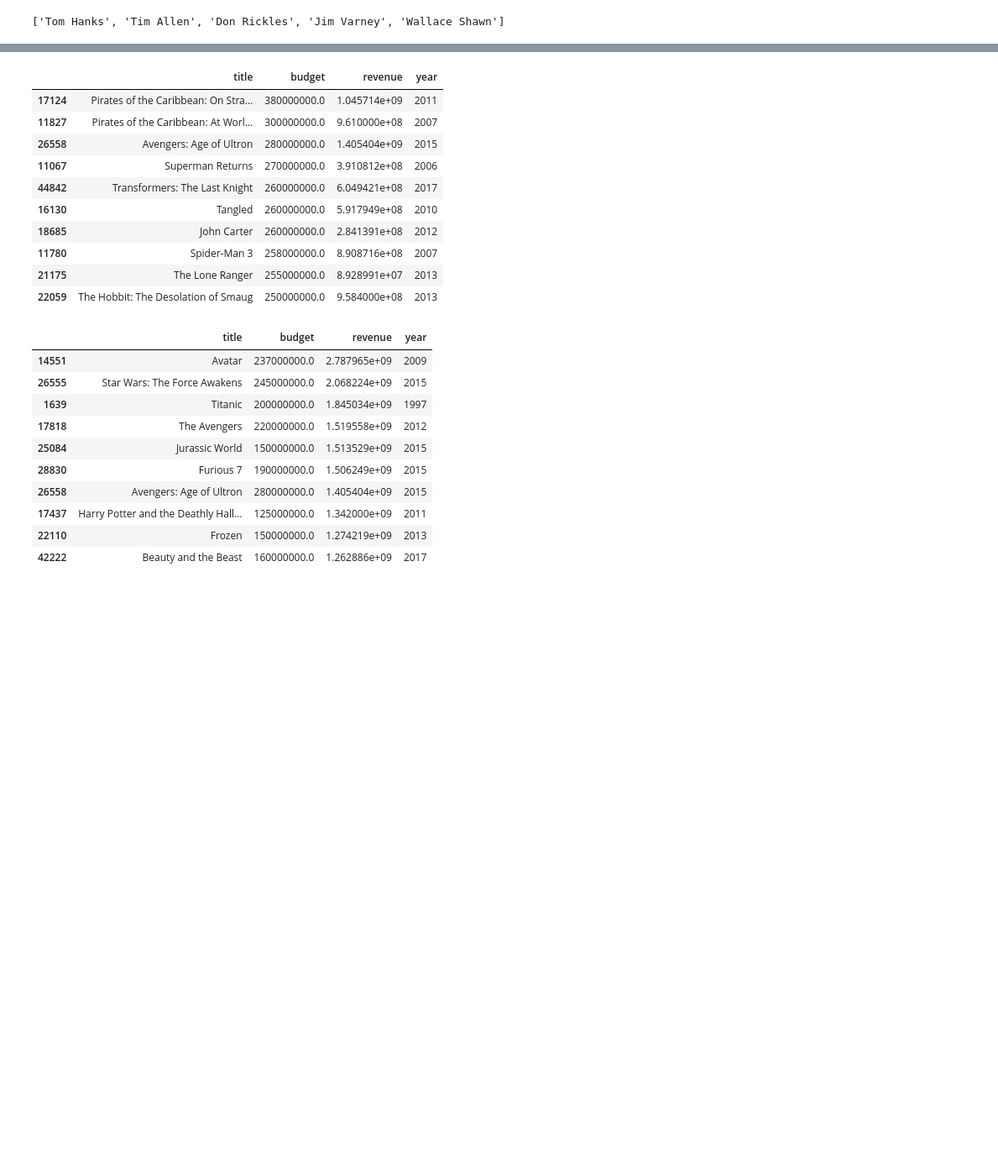
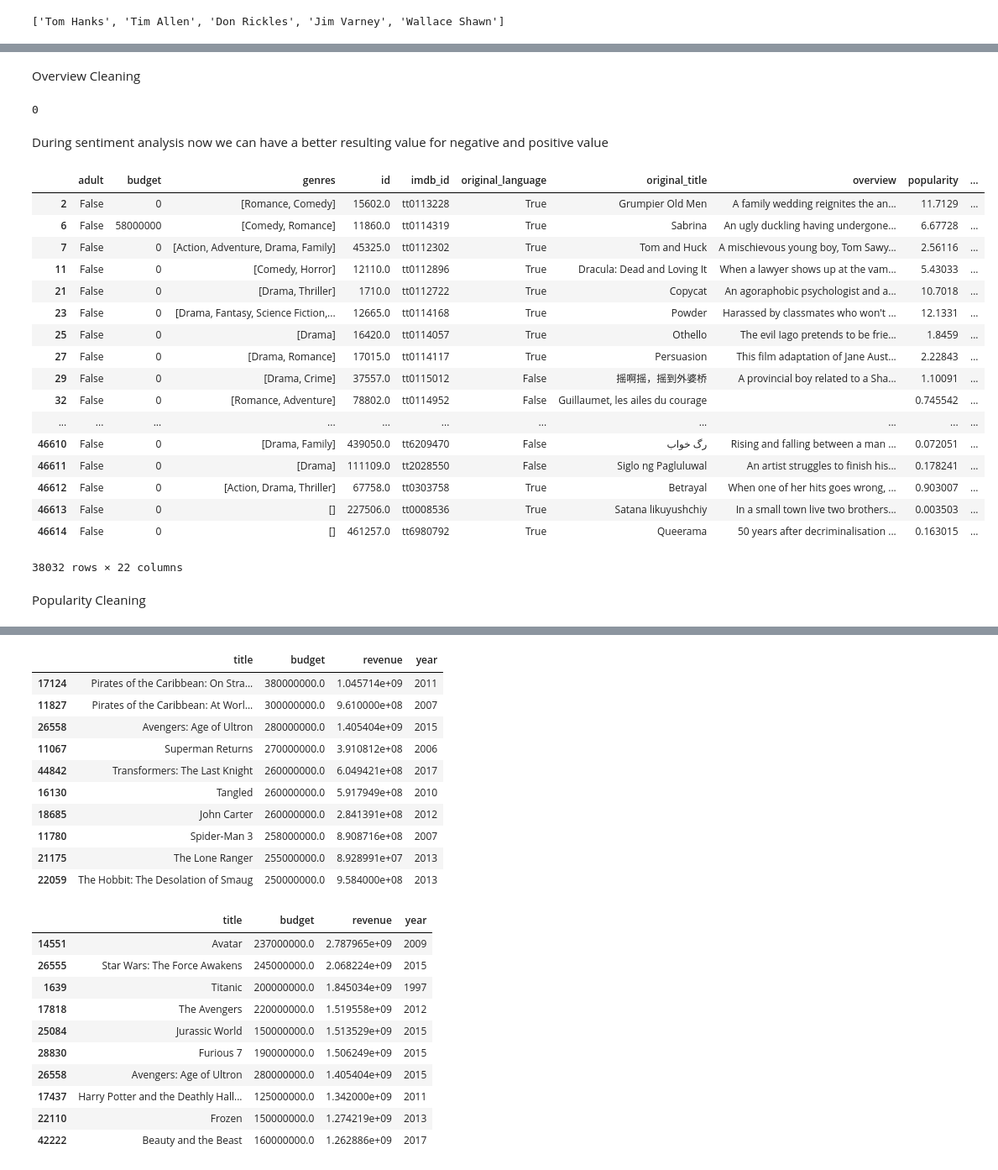
Before and after one commit to ishjotsuri/651-project, a Jupyter notebook: CSE 651 Project.ipynb, the cells around one changed output, grey strips where cells are left out. Shown: that part at 84% size. Saved outputs shown, nothing was run; the diff lists cells and outputs as text; code cells hidden in the pictures; blank space fills up the shorter version.

Commit message:
Add files via upload
[Danish push] Adding updated Data Cleaning to be converted to PySpark code

```diff
--- a/CSE 651 Project.ipynb
+++ b/CSE 651 Project.ipynb
@@ -175,0 +165,4 @@ df['cast'][0]
+# %%
+df['genres'] = df['genres'].apply(ast.literal_eval)
+# %%
+df['genres'] = df['genres'].apply(lambda r: [x['name'] for x in r]) # getting top 5 most billed actors
@@ -175,0 +177,2 @@ df['cast'][0]
+# %%
+df['original_language'] = df['original_language'].apply(lambda lang: 1 if (lang == 'en') else 0 )
@@ -175,0 +199,2 @@ df['cast'][0]
+# %% [markdown]
+Overview Cleaning
@@ -175,0 +205,31 @@ df['cast'][0]
+# %%
+df['overview'] = df['overview'].replace(np.nan, "")
+# %%
+df['overview'].isnull().sum()
+# %% [output]
+0
+# %% [markdown]
+During sentiment analysis now we can have a better resulting value for negative and positive value
+# %%
+df[df['revenue'].eq(0)]
+# %% [output]
+|  | adult | budget | genres | id | imdb_id | original_language | original_title | overview | popularity | ... |
+| 2 | False | 0 | [Romance, Comedy] | 15602.0 | tt0113228 | True | Grumpier Old Men | A family wedding reignites the an... | 11.7129 | ... |
+| 6 | False | 58000000 | [Comedy, Romance] | 11860.0 | tt0114319 | True | Sabrina | An ugly duckling having undergone... | 6.67728 | ... |
+| 7 | False | 0 | [Action, Adventure, Drama, Family] | 45325.0 | tt0112302 | True | Tom and Huck | A mischievous young boy, Tom Sawy... | 2.56116 | ... |
+| 11 | False | 0 | [Comedy, Horror] | 12110.0 | tt0112896 | True | Dracula: Dead and Loving It | When a lawyer shows up at the vam... | 5.43033 | ... |
+| 21 | False | 0 | [Drama, Thriller] | 1710.0 | tt0112722 | True | Copycat | An agoraphobic psychologist and a... | 10.7018 | ... |
+| 23 | False | 0 | [Drama, Fantasy, Science Fiction,... | 12665.0 | tt0114168 | True | Powder | Harassed by classmates who won't ... | 12.1331 | ... |
+| 25 | False | 0 | [Drama] | 16420.0 | tt0114057 | True | Othello | The evil Iago pretends to be frie... | 1.8459 | ... |
+| 27 | False | 0 | [Drama, Romance] | 17015.0 | tt0114117 | True | Persuasion | This film adaptation of Jane Aust... | 2.22843 | ... |
+| 29 | False | 0 | [Drama, Crime] | 37557.0 | tt0115012 | False | 摇啊摇，摇到外婆桥 | A provincial boy related to a Sha... | 1.10091 | ... |
+| 32 | False | 0 | [Romance, Adventure] | 78802.0 | tt0114952 | False | Guillaumet, les ailes du courage |  | 0.745542 | ... |
+| ... | ... | ... | ... | ... | ... | ... | ... | ... | ... | ... |
+| 46610 | False | 0 | [Drama, Family] | 439050.0 | tt6209470 | False | رگ خواب | Rising and falling between a man ... | 0.072051 | ... |
+| 46611 | False | 0 | [Drama] | 111109.0 | tt2028550 | False | Siglo ng Pagluluwal | An artist struggles to finish his... | 0.178241 | ... |
+| 46612 | False | 0 | [Action, Drama, Thriller] | 67758.0 | tt0303758 | True | Betrayal | When one of her hits goes wrong, ... | 0.903007 | ... |
+| 46613 | False | 0 | [] | 227506.0 | tt0008536 | True | Satana likuyushchiy | In a small town live two brothers... | 0.003503 | ... |
+| 46614 | False | 0 | [] | 461257.0 | tt6980792 | True | Queerama | 50 years after decriminalisation ... | 0.163015 | ... |
+38032 rows × 22 columns
+# %% [markdown]
+Popularity Cleaning
```
Also changed, not shown: parts of 34 cells of this notebook, 4 other files.
